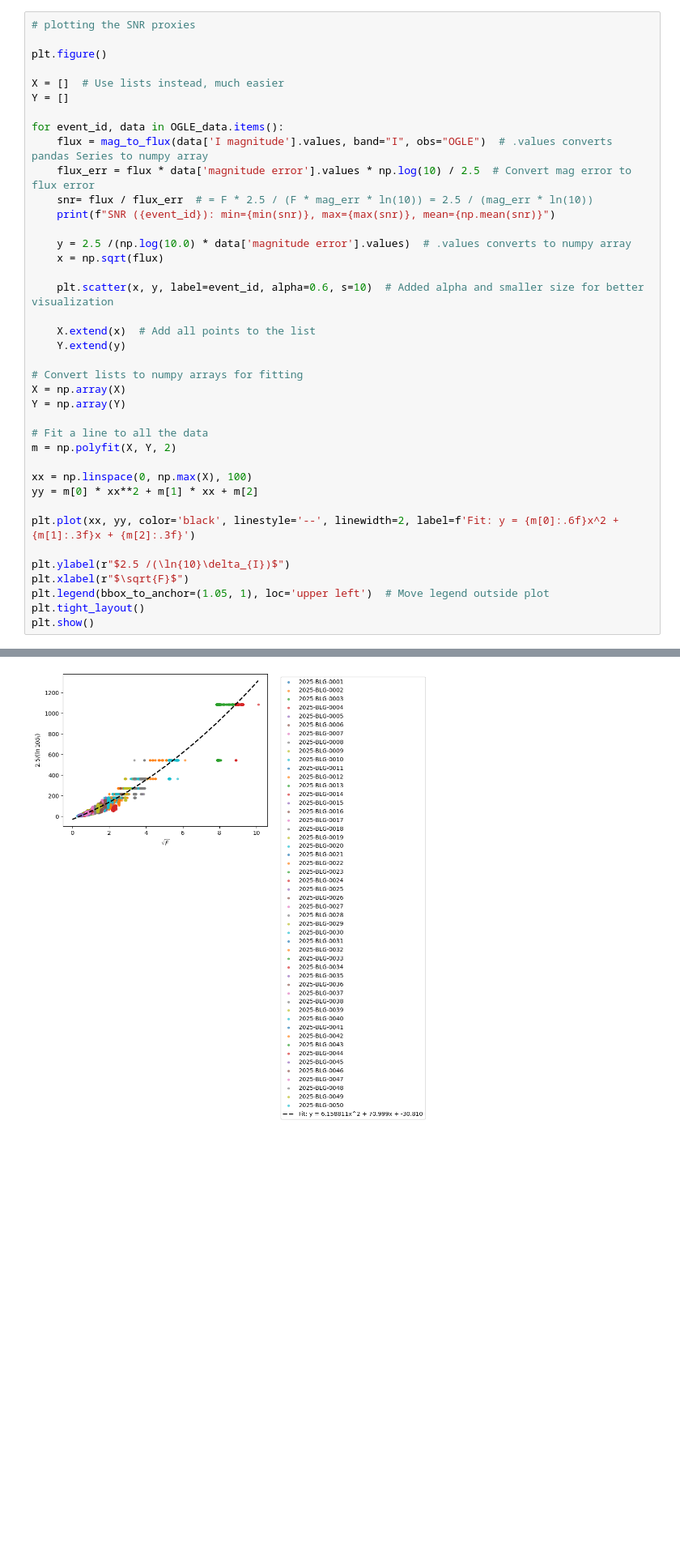
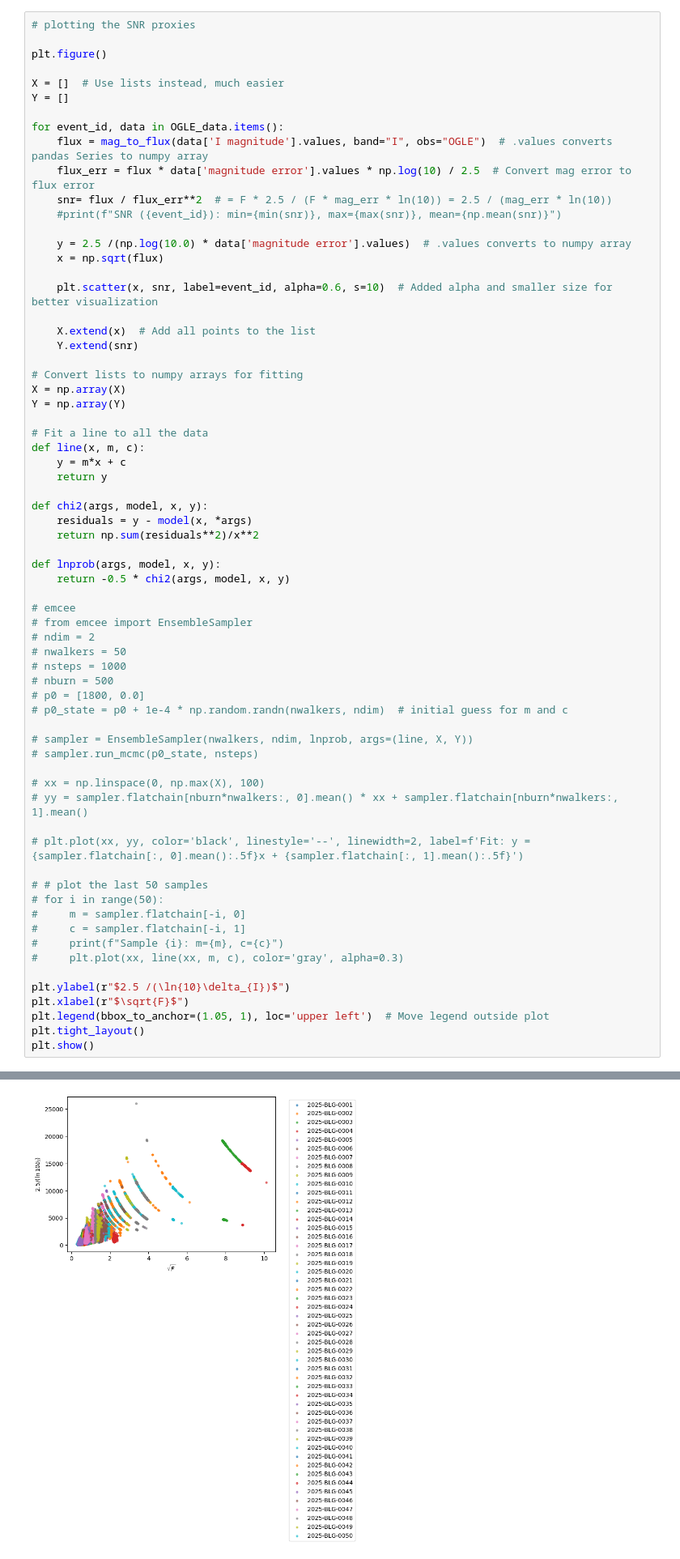
Before and after one commit to AmberLee2427/PopSyCLE-table, a Jupyter notebook: Noise_Models.ipynb, the cells around one changed output, grey strips where cells are left out. Shown: that part at 81% size. Drawn from its saved outputs; the diff is of its cells as text; blank space fills up the shorter version.

```diff
--- a/Noise_Models.ipynb
+++ b/Noise_Models.ipynb
@@ -233,28 +233,56 @@ Y = []
 for event_id, data in OGLE_data.items():
     flux = mag_to_flux(data['I magnitude'].values, band="I", obs="OGLE")  # .values converts pandas Series to numpy array
     flux_err = flux * data['magnitude error'].values * np.log(10) / 2.5  # Convert mag error to flux error
-    snr= flux / flux_err  # = F * 2.5 / (F * mag_err * ln(10)) = 2.5 / (mag_err * ln(10))
-    print(f"SNR ({event_id}): min={min(snr)}, max={max(snr)}, mean={np.mean(snr)}")
+    snr= flux / flux_err**2  # = F * 2.5 / (F * mag_err * ln(10)) = 2.5 / (mag_err * ln(10))
+    #print(f"SNR ({event_id}): min={min(snr)}, max={max(snr)}, mean={np.mean(snr)}")
 
     y = 2.5 /(np.log(10.0) * data['magnitude error'].values)  # .values converts to numpy array
     x = np.sqrt(flux)
 
-    plt.scatter(x, y, label=event_id, alpha=0.6, s=10)  # Added alpha and smaller size for better visualization
+    plt.scatter(x, snr, label=event_id, alpha=0.6, s=10)  # Added alpha and smaller size for better visualization
 
     X.extend(x)  # Add all points to the list
-    Y.extend(y)
+    Y.extend(snr)
 
 # Convert lists to numpy arrays for fitting
 X = np.array(X)
 Y = np.array(Y)
 
 # Fit a line to all the data
-m = np.polyfit(X, Y, 2)
+def line(x, m, c):
+    y = m*x + c
+    return y
 
-xx = np.linspace(0, np.max(X), 100)
-yy = m[0] * xx**2 + m[1] * xx + m[2]
+def chi2(args, model, x, y):
+    residuals = y - model(x, *args)
+    return np.sum(residuals**2)/x**2
 
-plt.plot(xx, yy, color='black', linestyle='--', linewidth=2, label=f'Fit: y = {m[0]:.6f}x^2 + {m[1]:.3f}x + {m[2]:.3f}')
+def lnprob(args, model, x, y):
+    return -0.5 * chi2(args, model, x, y)
+
+# emcee
+# from emcee import EnsembleSampler
+# ndim = 2
+# nwalkers = 50
+# nsteps = 1000
+# nburn = 500
+# p0 = [1800, 0.0]
+# p0_state = p0 + 1e-4 * np.random.randn(nwalkers, ndim)  # initial guess for m and c
+
+# sampler = EnsembleSampler(nwalkers, ndim, lnprob, args=(line, X, Y))
+# sampler.run_mcmc(p0_state, nsteps)
+
+# xx = np.linspace(0, np.max(X), 100)
+# yy = sampler.flatchain[nburn*nwalkers:, 0].mean() * xx + sampler.flatchain[nburn*nwalkers:, 1].mean()
+
+# plt.plot(xx, yy, color='black', linestyle='--', linewidth=2, label=f'Fit: y = {sampler.flatchain[:, 0].mean():.5f}x + {sampler.flatchain[:, 1].mean():.5f}')
+
+# # plot the last 50 samples
+# for i in range(50):
+#     m = sampler.flatchain[-i, 0]
+#     c = sampler.flatchain[-i, 1]
+#     print(f"Sample {i}: m={m}, c={c}")
+#     plt.plot(xx, line(xx, m, c), color='gray', alpha=0.3)
 
 plt.ylabel(r"$2.5 /(\ln{10}\delta_{I})$")
 plt.xlabel(r"$\sqrt{F}$")
@@ -282,4 +293,4 @@ SNR (2025-BLG-0050): min=77.5525860541521, max=217.14724095162592, mean=140.7041
-[figure, old version]
+[figure, new version]
 # %% [markdown]
 ## Spitzer
 # %%
```
Also changed, not shown: parts of 2 cells of this notebook, 1 other file.
